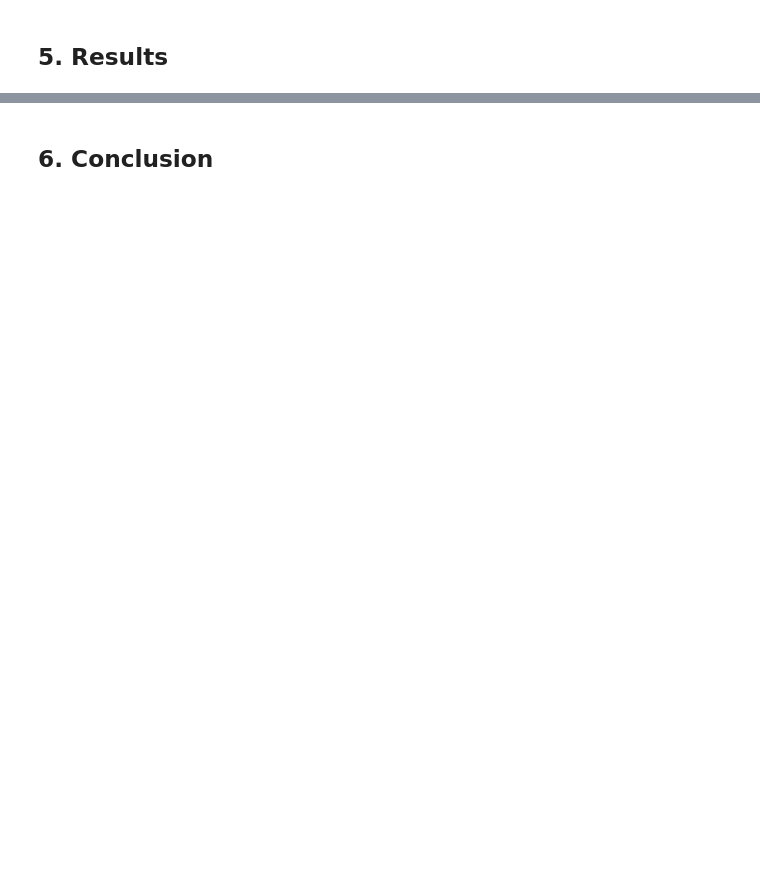
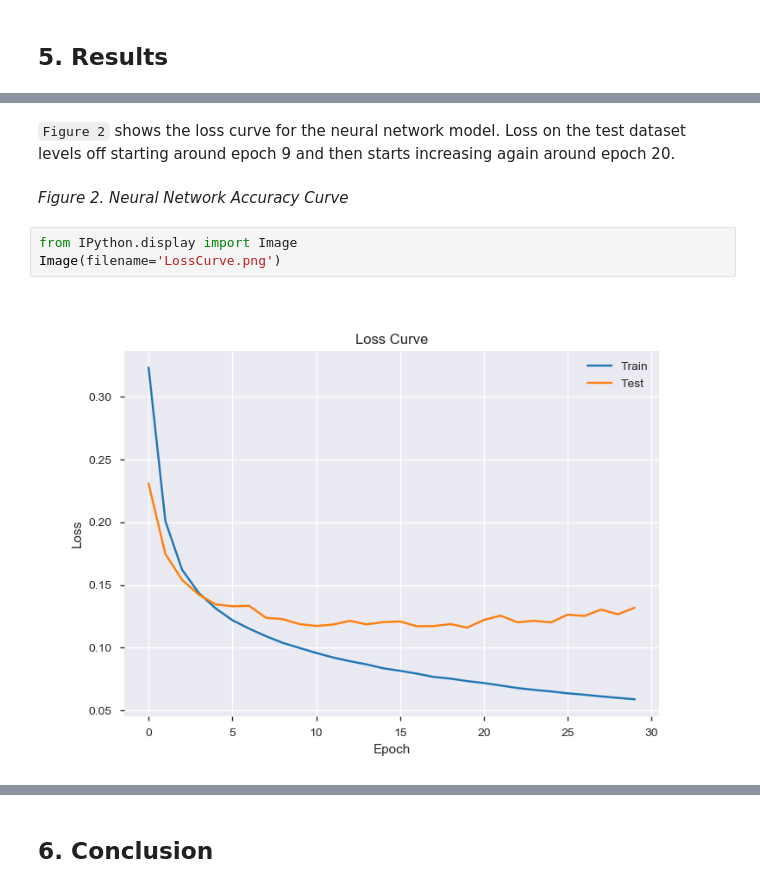
Before and after one commit to warnost/QTW, a Jupyter notebook: Final Case Study/Code/Final Case Study.ipynb, the cells around one changed output, grey strips where cells are left out. Saved outputs shown, nothing was run; the diff lists cells and outputs as text; blank space fills up the shorter version.

```diff
--- a/Final Case Study/Code/Final Case Study.ipynb
+++ b/Final Case Study/Code/Final Case Study.ipynb
@@ -64,3 +185,12 @@ This section gives an overview of what we know about the data and how we prepare
+# %% [markdown]
+`Figure 2` shows the loss curve for the neural network model. Loss on the test dataset levels off starting around epoch 9 and then starts increasing again around epoch 20.
+# %% [markdown]
+*Figure 2. Neural Network Accuracy Curve*
+# %%
+from IPython.display import Image
+Image(filename='LossCurve.png')
+# %% [output]
+[figure, added]
 # %% [markdown]
 <a id = 'Section_6'></a>
 # %% [markdown]
```
Also changed, not shown: parts of 44 cells of this notebook.
